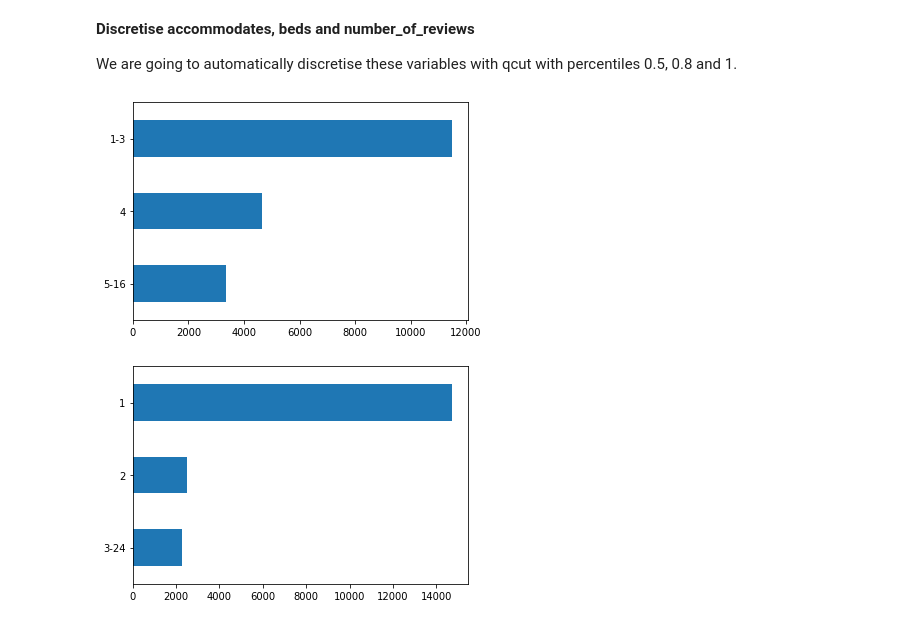
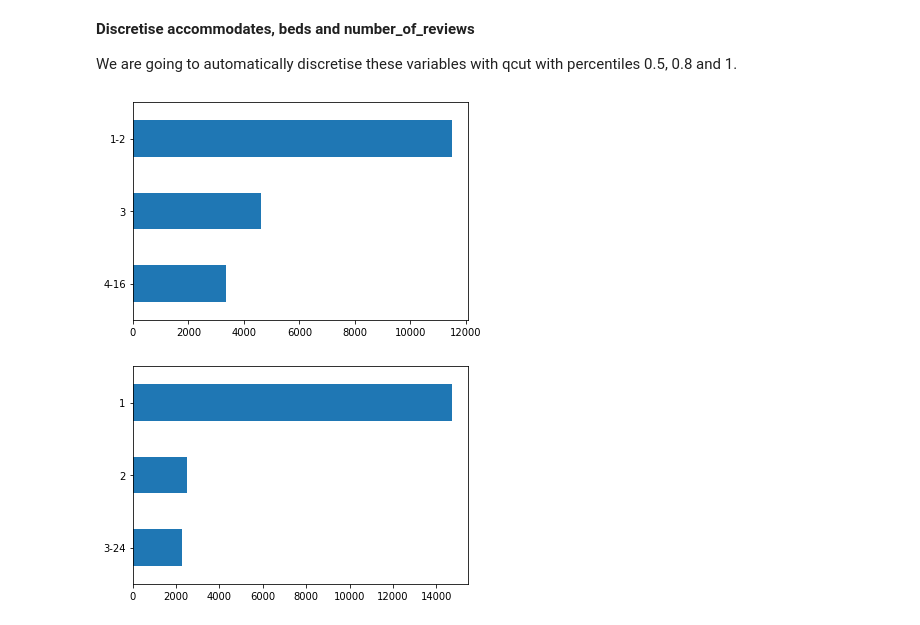
Before and after one commit to luis-cj/data-science-retail-market-madrid, a Jupyter notebook: retail_market_madrid_part_3.ipynb, the cells around one changed output. Saved outputs shown, nothing was run; the diff lists cells and outputs as text; code cells hidden in the pictures.

```diff
--- a/retail_market_madrid_part_3.ipynb
+++ b/retail_market_madrid_part_3.ipynb
@@ -169,11 +169,11 @@ df["bedrooms_disc"].value_counts().plot.bar();
 We are going to automatically discretise these variables with qcut with percentiles 0.5, 0.8 and 1.
 # %%
 df["accommodates_disc"] = pd.qcut(df["accommodates"],[0, 0.5, 0.8, 1],
-                                 labels = ['1-3','4','5-16'])
+                                 labels = ['1-2','3','4-16'])
 
 df["accommodates_disc"].value_counts().sort_index(ascending = False).plot.barh();
 # %% [output]
-[figure, old version]
+[figure, new version]
 # %%
 df["beds_disc"] = pd.qcut(df["beds"],[0, 0.5, 0.8, 1],
                          labels = ['1','2','3-24'])
```
